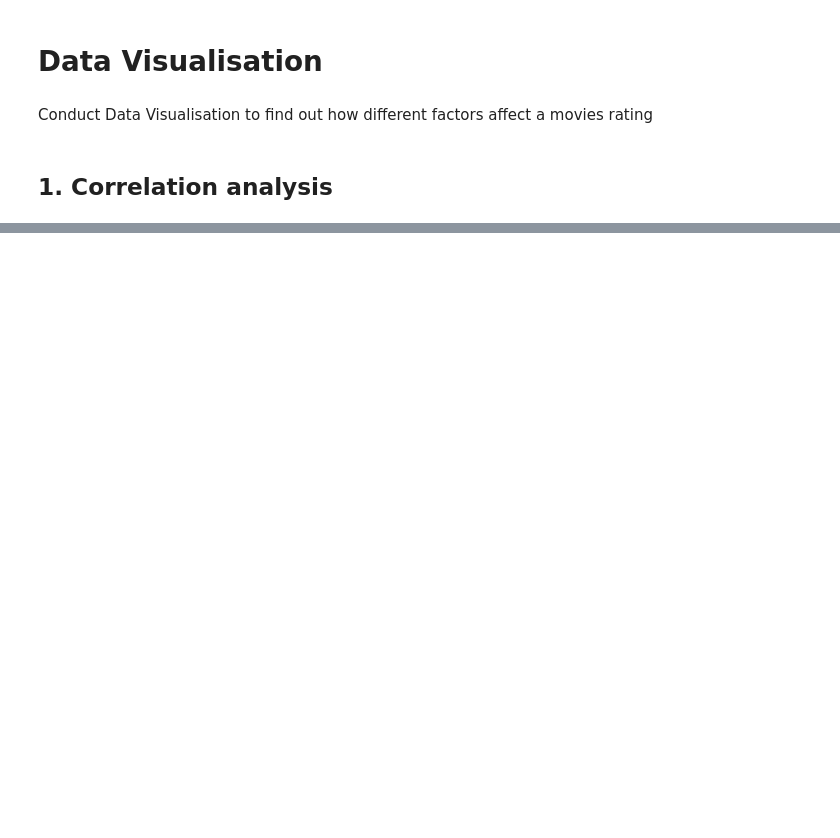
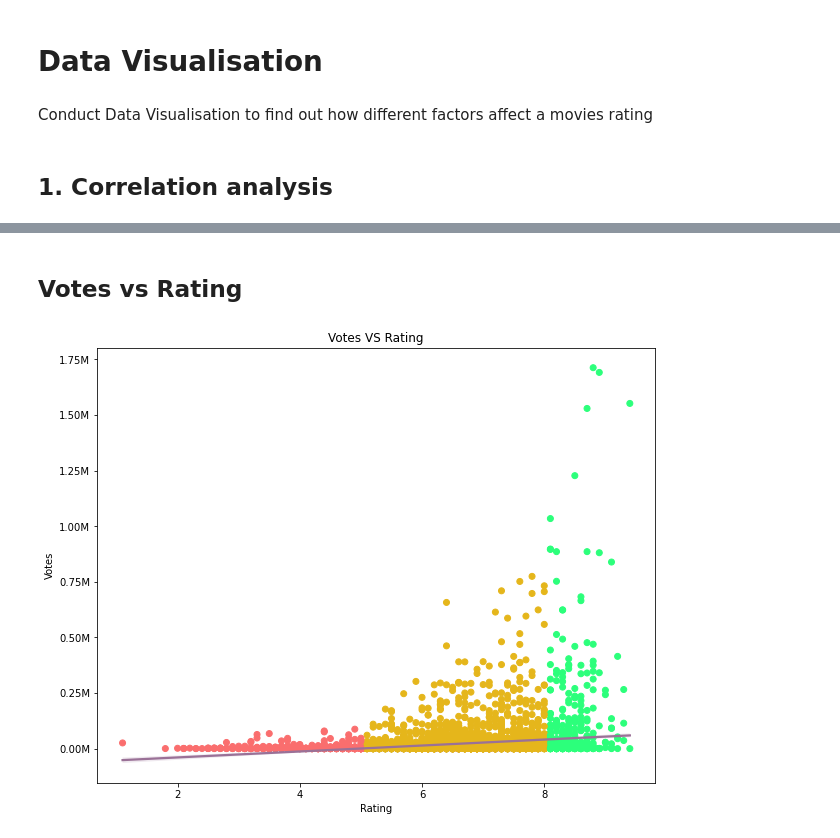
Before and after one commit to ssim3/MoviesEDA, a Jupyter notebook: Movies Data Visualisation.ipynb, the cells around one changed output, grey strips where cells are left out. Cells and saved outputs as stored; diff of their text form; code cells hidden in the pictures; blank space fills up the shorter version.

```diff
--- a/Movies Data Visualisation.ipynb
+++ b/Movies Data Visualisation.ipynb
@@ -70,0 +83,22 @@ ax_run_rat.set_xlab
+# %% [markdown]
+## Votes vs Rating
+# %%
+fig, ax_vot_rat = plt.subplots(figsize=(10, 8))
+
+ytick_labels = ["0.00M", "0.00M", "0.25M", "0.50M", "0.75M", "1.00M", "1.25M", "1.50M", "1.75M"]
+
+vot_rat_colors = np.where(movies["rating"] > 8, "#2cff7b",
+                          np.where(movies["rating"] > 5, "#e5b61b", "#fa6e6e"))
+
+ax_vot_rat.scatter(y=movies['votes'], x=movies["rating"], c=vot_rat_colors)
+sns.regplot(y=movies['votes'], x=movies["rating"], color="#9A7197", scatter=False)
+
+ax_vot_rat.set_title("Votes VS Rating")
+
+ax_vot_rat.set_yticklabels(ytick_labels)
+ax_vot_rat.set_xlabel("Rating")
+ax_vot_rat.set_ylabel("Votes")
+
+plt.show()
+# %% [output]
+[figure, added]
```
Also changed, not shown: parts of 10 cells of this notebook.
